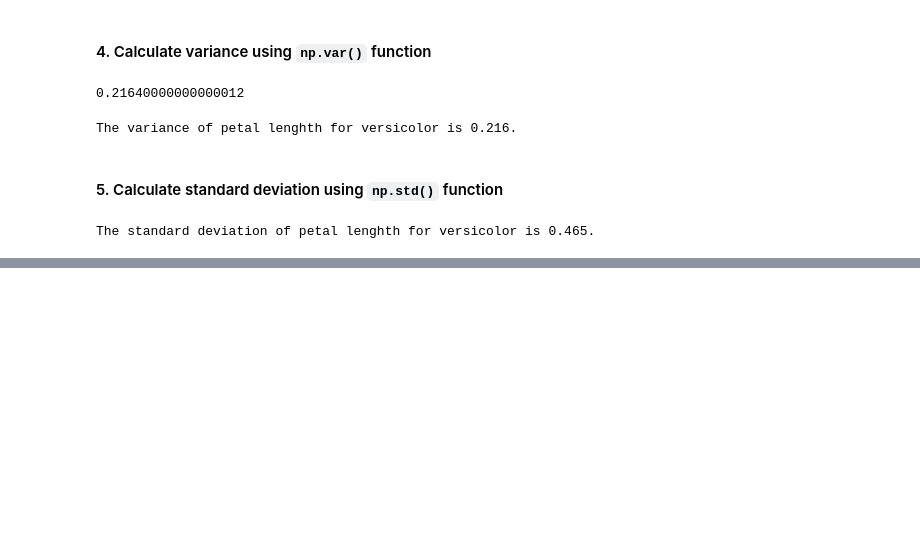
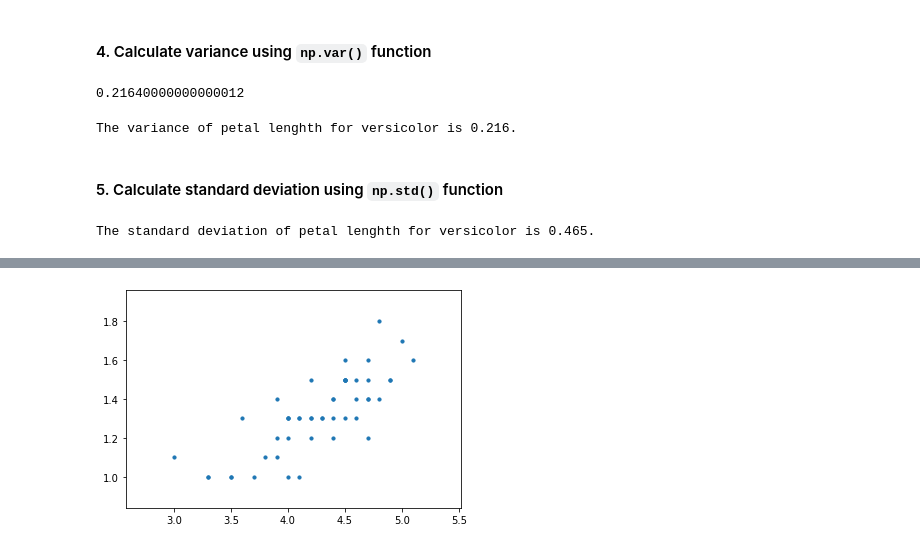
Before and after one commit to Alex-YuZ/Statistics-using-python, a Jupyter notebook: Statistical_Thinking_in_Python_I.ipynb, the cells around one changed output, grey strips where cells are left out. Saved outputs shown, nothing was run; the diff lists cells and outputs as text; code cells hidden in the pictures; blank space fills up the shorter version.

```diff
--- a/Statistical_Thinking_in_Python_I.ipynb
+++ b/Statistical_Thinking_in_Python_I.ipynb
@@ -380,0 +408,6 @@ The standard deviation of petal lenghth for versicolor is 0.465.
+# %%
+plt.scatter(versicolor_df['petal length (cm)'], versicolor_df['petal width (cm)'], s=10)
+
+plt.margins(.2);
+# %% [output]
+[figure, added]
```
Also changed, not shown: parts of 9 cells of this notebook, 2 other files.
